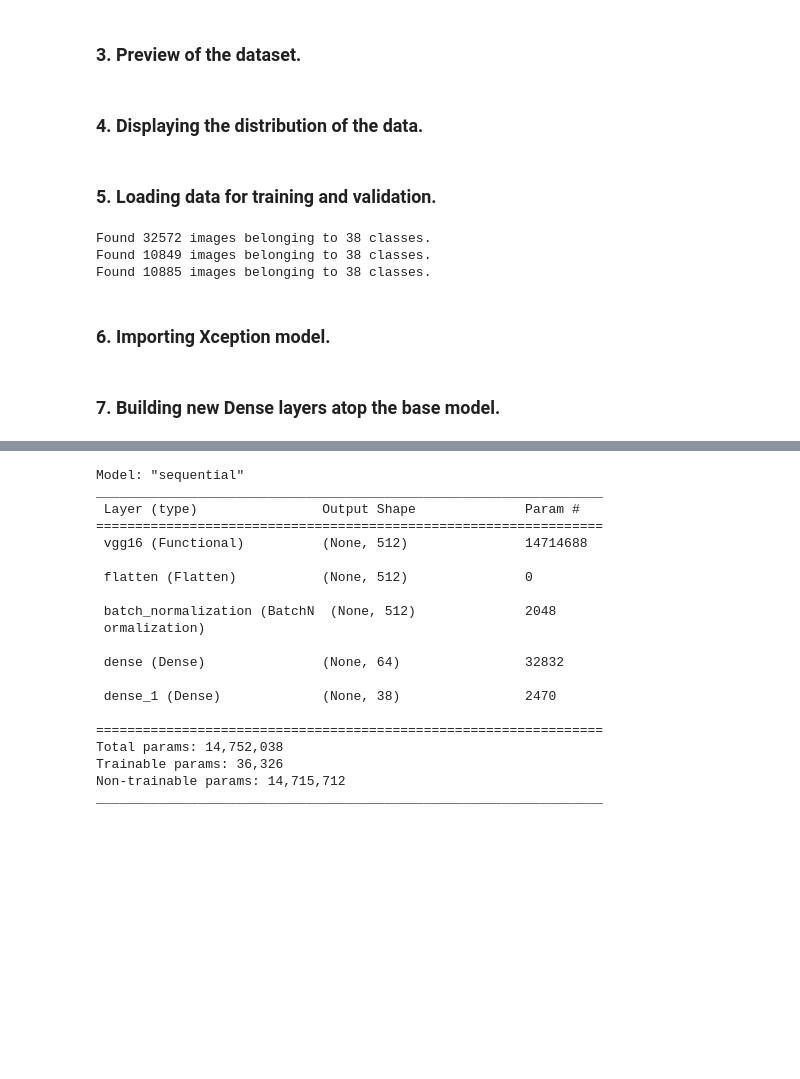
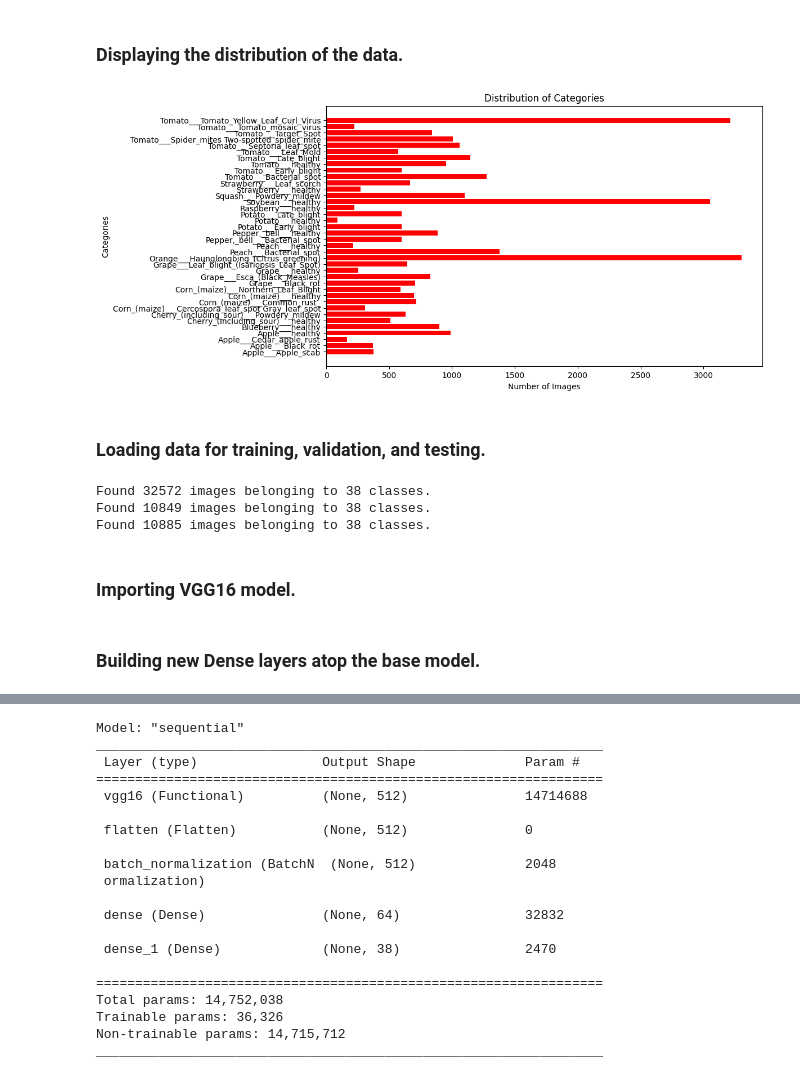
Before and after one commit to SketchyCarrot/GRP_12_EN613M_Computer_Vision, a Jupyter notebook: training_files/VGG_16.ipynb, the cells around one changed output, grey strips where cells are left out. Saved outputs shown, nothing was run; the diff lists cells and outputs as text; code cells hidden in the pictures; blank space fills up the shorter version.

```diff
--- a/training_files/VGG_16.ipynb
+++ b/training_files/VGG_16.ipynb
@@ -46,2 +29,2 @@ datagen = ImageDataGenerator(rescale=1.0/255,
 # %% [markdown]
-### 3. Preview of the dataset.
+### Displaying the distribution of the data.
@@ -56,21 +31,21 @@ datagen = ImageDataGenerator(rescale=1.0/255,
-# %% [markdown]
-### 4. Displaying the distribution of the data.
 # %%
-# cat_counts = {category: len(os.listdir(os.path.join(train_dir, category)))
-#                    for category in os.listdir(train_dir)
-#                    if os.path.isdir(os.path.join(train_dir, category))}
+cat_counts = {category: len(os.listdir(os.path.join(train_dir, category)))
+                   for category in os.listdir(train_dir)
+                   if os.path.isdir(os.path.join(train_dir, category))}
 
-# categories = list(cat_counts.keys())
-# counts = list(cat_counts.values())
+categories = list(cat_counts.keys())
+counts = list(cat_counts.values())
 
-# plt.figure(figsize=(10, 6))
-# plt.barh(categories, counts, color='red')
-# plt.xlabel('Number of Images')
-# plt.ylabel('Categories')
-# plt.title('Distribution of Categories')
-# plt.show()
+plt.figure(figsize=(10, 6))
+plt.barh(categories, counts, color='red')
+plt.xlabel('Number of Images')
+plt.ylabel('Categories')
+plt.title('Distribution of Categories')
+plt.show()
+# %% [output]
+[figure, added]
 # %% [markdown]
-### 5. Loading data for training and validation.
+### Loading data for training, validation, and testing.
 # %%
 train_generator = datagen.flow_from_directory(
     train_dir,
@@ -97,11 +72,11 @@ Found 32572 images belonging to 38 classes.
 Found 10849 images belonging to 38 classes.
 Found 10885 images belonging to 38 classes.
 # %% [markdown]
-### 6. Importing Xception model.
+### Importing VGG16 model.
 # %%
 from tensorflow.keras.applications import VGG16
 # %% [markdown]
-### 7. Building new Dense layers atop the base model.
+### Building new Dense layers atop the base model.
 # %%
 base_model = VGG16(weights='imagenet' ,include_top=False , input_shape=(224,224,3), pooling='max' )
 
```
Also changed, not shown: parts of 16 cells of this notebook, 2 other files.
